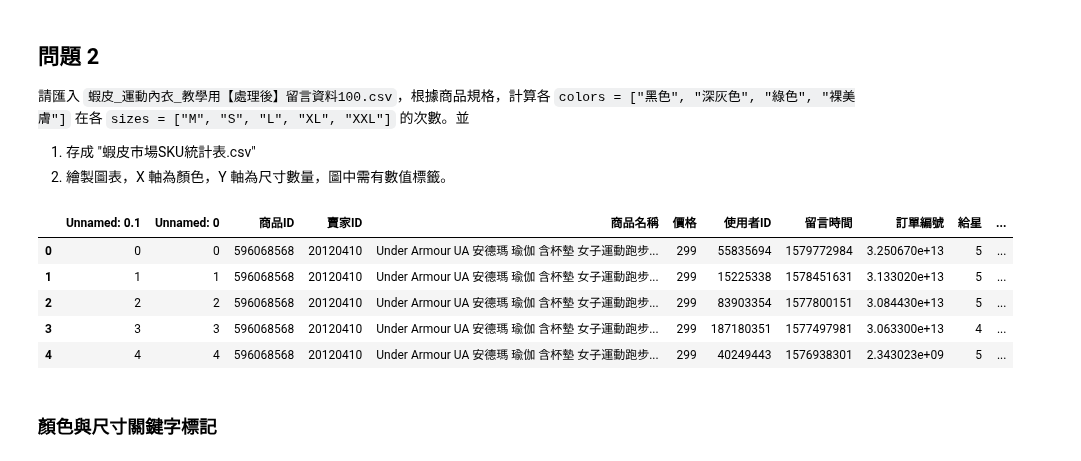
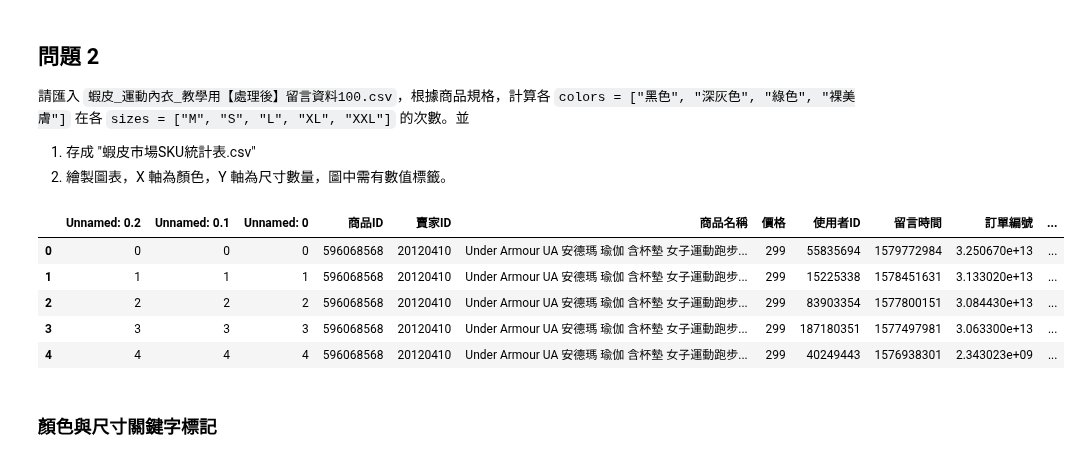
Before and after one commit to pan93412/nkust-homework, a Jupyter notebook: semester-6/marketing/06-comment-stp-sku/0a_homework.ipynb, the cells around one changed output. Cells and saved outputs as stored; diff of their text form; code cells hidden in the pictures.

Commit message:
s6: marketing: 06-comment-stp-sku: homework: fix bugs

```diff
--- a/semester-6/marketing/06-comment-stp-sku/0a_homework.ipynb
+++ b/semester-6/marketing/06-comment-stp-sku/0a_homework.ipynb
@@ -192,16 +192,16 @@ plt.show()
 1. 存成 "蝦皮市場SKU統計表.csv"
 2. 繪製圖表，X 軸為顏色，Y 軸為尺寸數量，圖中需有數值標籤。
 # %%
-df_q2 = pd.read_csv("homework-dataset/蝦皮_運動內衣_教學用【處理後】留言資料100.csv")
+df_q2 = pd.read_csv("homework-dataset/蝦皮_運動內衣_教學用【處理後】留言資料100clear.csv")
 
 df_q2.head()
 # %% [output]
-|  | Unnamed: 0.1 | Unnamed: 0 | 商品ID | 賣家ID | 商品名稱 | 價格 | 使用者ID | 留言時間 | 訂單編號 | 給星 | ... |
-| 0 | 0 | 0 | 596068568 | 20120410 | Under Armour UA 安德瑪 瑜伽 含杯墊 女子運動跑步... | 299 | 55835694 | 1579772984 | 3.250670e+13 | 5 | ... |
-| 1 | 1 | 1 | 596068568 | 20120410 | Under Armour UA 安德瑪 瑜伽 含杯墊 女子運動跑步... | 299 | 15225338 | 1578451631 | 3.133020e+13 | 5 | ... |
-| 2 | 2 | 2 | 596068568 | 20120410 | Under Armour UA 安德瑪 瑜伽 含杯墊 女子運動跑步... | 299 | 83903354 | 1577800151 | 3.084430e+13 | 5 | ... |
-| 3 | 3 | 3 | 596068568 | 20120410 | Under Armour UA 安德瑪 瑜伽 含杯墊 女子運動跑步... | 299 | 187180351 | 1577497981 | 3.063300e+13 | 4 | ... |
-| 4 | 4 | 4 | 596068568 | 20120410 | Under Armour UA 安德瑪 瑜伽 含杯墊 女子運動跑步... | 299 | 40249443 | 1576938301 | 2.343023e+09 | 5 | ... |
+|  | Unnamed: 0.2 | Unnamed: 0.1 | Unnamed: 0 | 商品ID | 賣家ID | 商品名稱 | 價格 | 使用者ID | 留言時間 | 訂單編號 | ... |
+| 0 | 0 | 0 | 0 | 596068568 | 20120410 | Under Armour UA 安德瑪 瑜伽 含杯墊 女子運動跑步... | 299 | 55835694 | 1579772984 | 3.250670e+13 | ... |
+| 1 | 1 | 1 | 1 | 596068568 | 20120410 | Under Armour UA 安德瑪 瑜伽 含杯墊 女子運動跑步... | 299 | 15225338 | 1578451631 | 3.133020e+13 | ... |
+| 2 | 2 | 2 | 2 | 596068568 | 20120410 | Under Armour UA 安德瑪 瑜伽 含杯墊 女子運動跑步... | 299 | 83903354 | 1577800151 | 3.084430e+13 | ... |
+| 3 | 3 | 3 | 3 | 596068568 | 20120410 | Under Armour UA 安德瑪 瑜伽 含杯墊 女子運動跑步... | 299 | 187180351 | 1577497981 | 3.063300e+13 | ... |
+| 4 | 4 | 4 | 4 | 596068568 | 20120410 | Under Armour UA 安德瑪 瑜伽 含杯墊 女子運動跑步... | 299 | 40249443 | 1576938301 | 2.343023e+09 | ... |
 # %% [markdown]
 ### 顏色與尺寸關鍵字標記
 # %%
```
Also changed, not shown: parts of 1 cell of this notebook.
